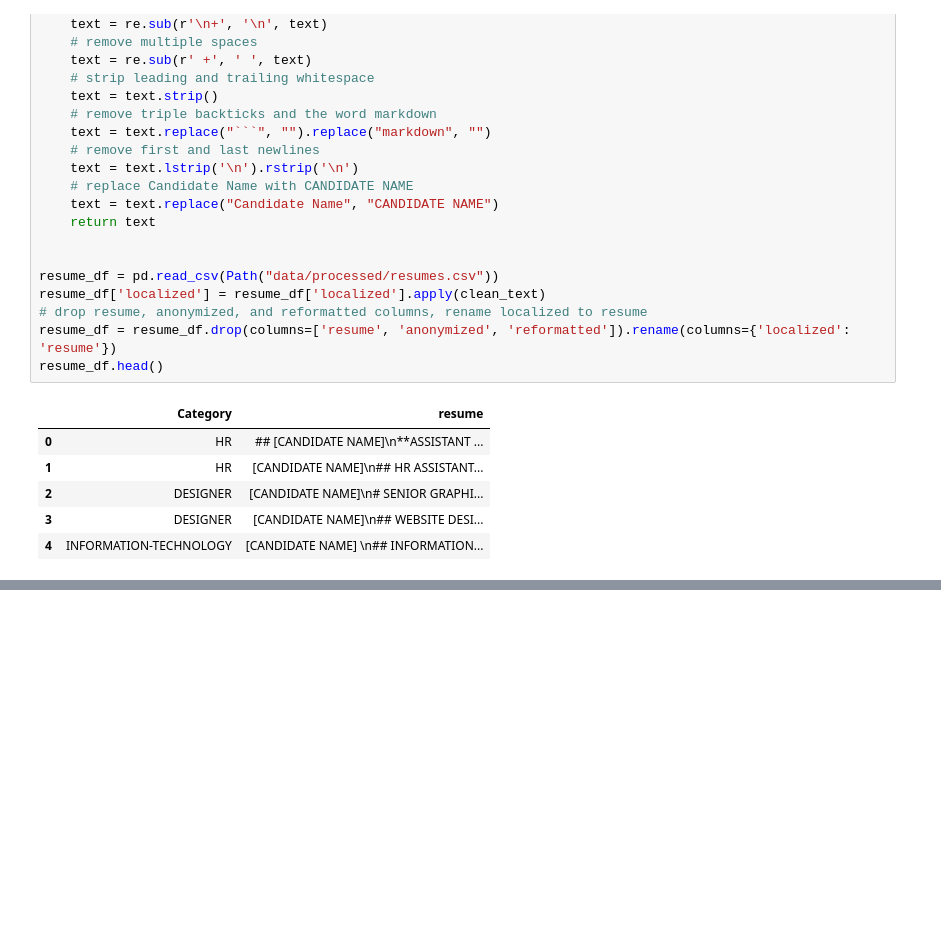
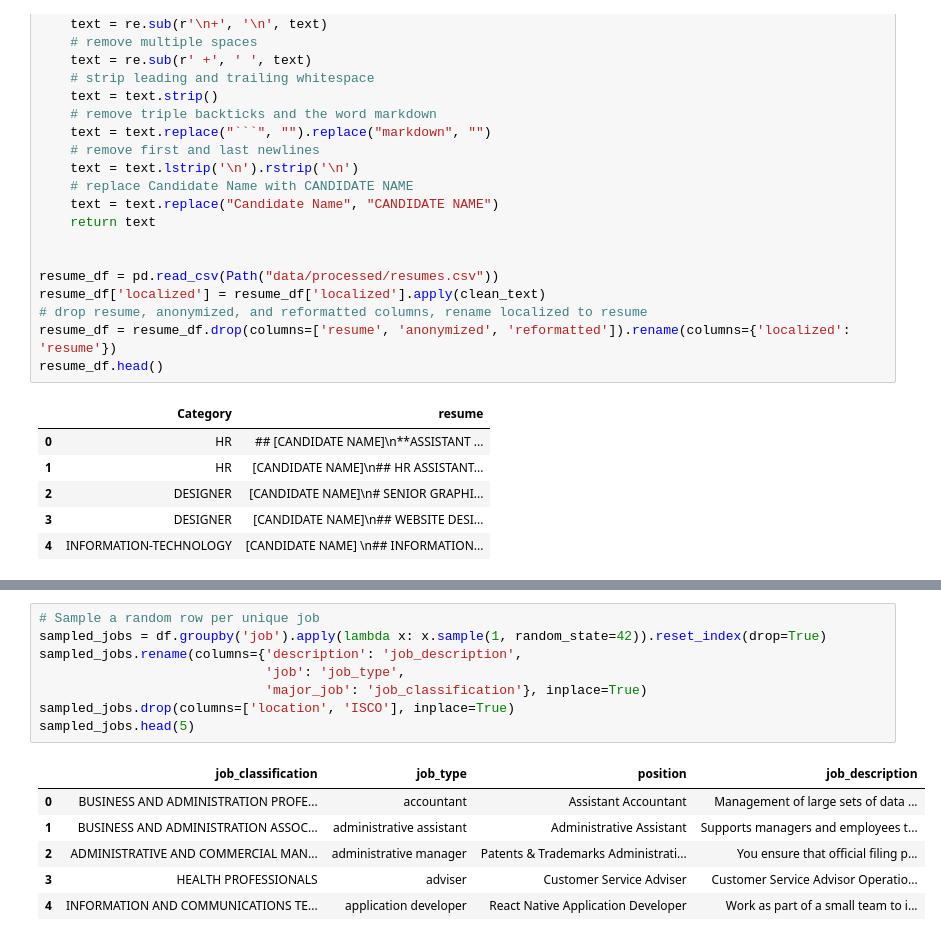
Before and after one commit to shirsho-12/hiring_agent, a Jupyter notebook: agent.ipynb, the cells around one changed output, grey strips where cells are left out. Drawn from its saved outputs; the diff is of its cells as text; blank space fills up the shorter version.

```diff
--- a/agent.ipynb
+++ b/agent.ipynb
@@ -210,0 +197,15 @@ resume_df.head()
+# %%
+# Sample a random row per unique job
+sampled_jobs = df.groupby('job').apply(lambda x: x.sample(1, random_state=42)).reset_index(drop=True)
+sampled_jobs.rename(columns={'description': 'job_description',
+                             'job': 'job_type',
+                             'major_job': 'job_classification'}, inplace=True)
+sampled_jobs.drop(columns=['location', 'ISCO'], inplace=True)
+sampled_jobs.head(5)
+# %% [output]
+|  | job_classification | job_type | position | job_description |
+| 0 | BUSINESS AND ADMINISTRATION PROFE... | accountant | Assistant Accountant | Management of large sets of data ... |
+| 1 | BUSINESS AND ADMINISTRATION ASSOC... | administrative assistant | Administrative Assistant | Supports managers and employees t... |
+| 2 | ADMINISTRATIVE AND COMMERCIAL MAN... | administrative manager | Patents & Trademarks Administrati... | You ensure that official filing p... |
+| 3 | HEALTH PROFESSIONALS | adviser | Customer Service Adviser | Customer Service Advisor Operatio... |
+| 4 | INFORMATION AND COMMUNICATIONS TE... | application developer | React Native Application Developer | Work as part of a small team to i... |
```
Also changed, not shown: parts of 17 cells of this notebook, 6 other files.
